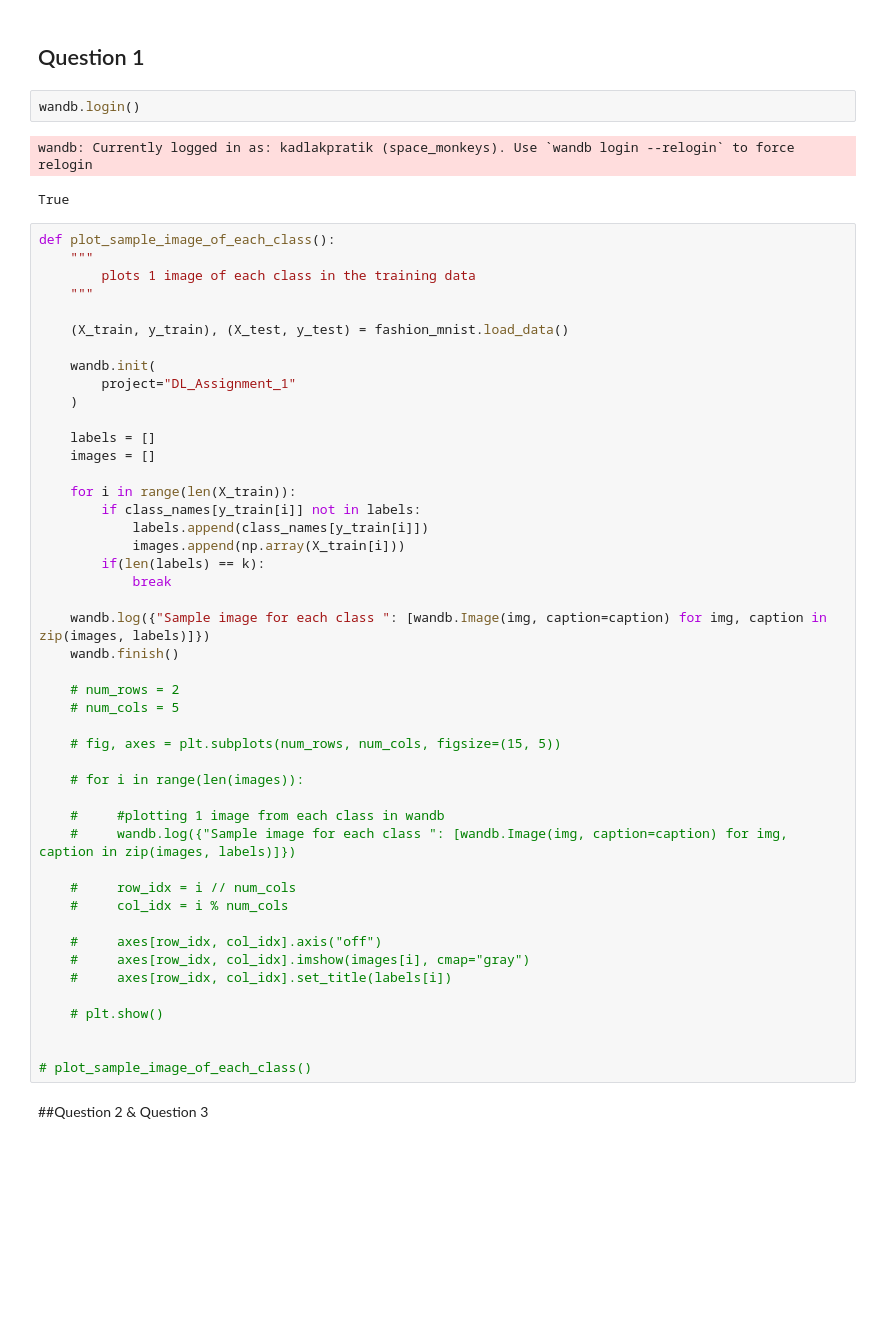
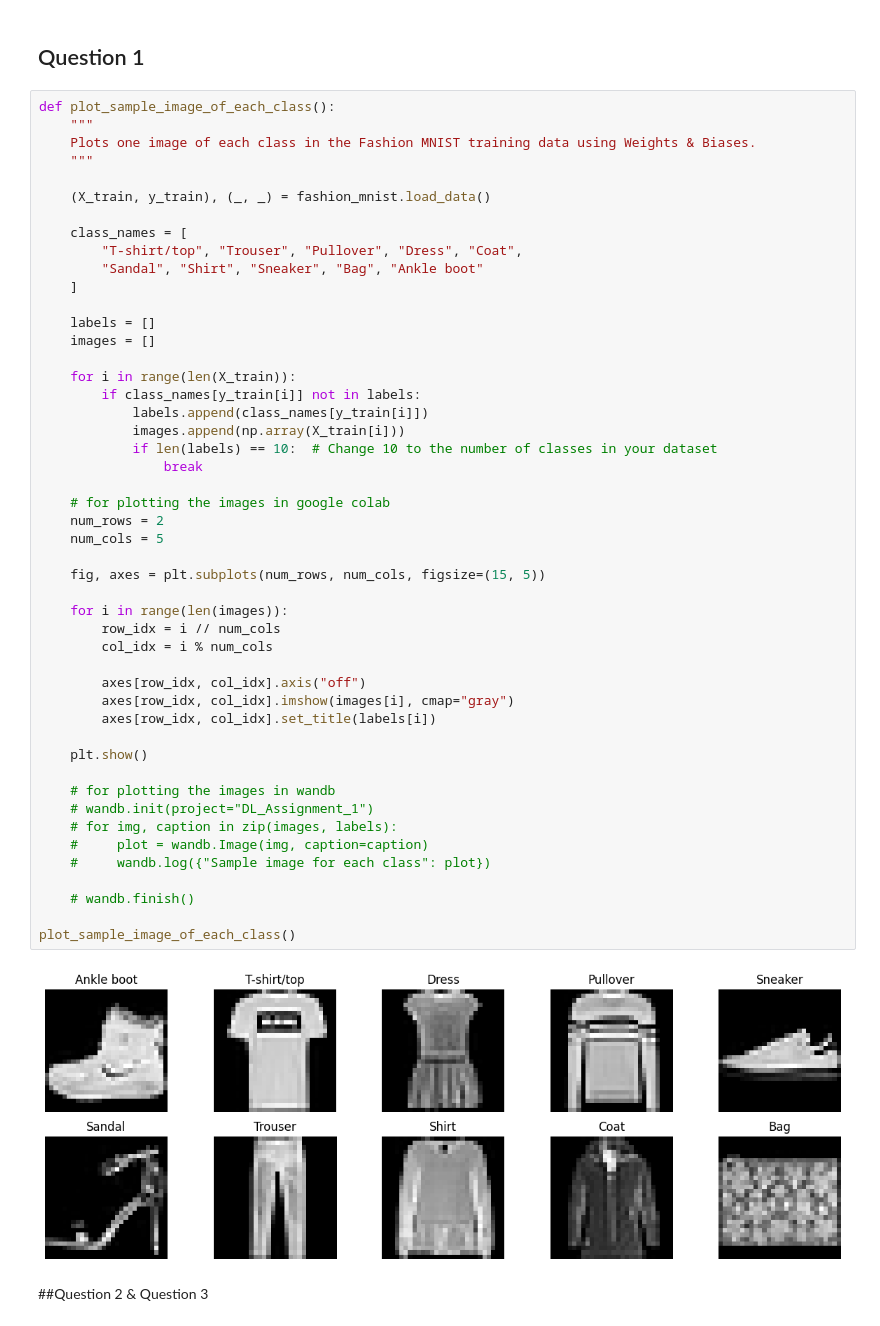
Before and after one commit to pratik-kadlak/Feed_Forward_Neural_Network_From_Scratch, a Jupyter notebook: dl_assignment1.ipynb, the cells around one changed output. Saved outputs shown, nothing was run; the diff lists cells and outputs as text; blank space fills up the shorter version.

```diff
--- a/dl_assignment1.ipynb
+++ b/dl_assignment1.ipynb
@@ -33,57 +37,56 @@ class_names = ['T-shirt/top', 'Trouser', 'Pullover', 'Dress', 'Coat', 'Sandal',
 k = len(class_names)
 # %% [markdown]
 ## Question 1
-# %%
-wandb.login()
-# %% [output]
-wandb: Currently logged in as: kadlakpratik (space_monkeys). Use `wandb login --relogin` to force relogin
-True
 # %%
 def plot_sample_image_of_each_class():
     """
-        plots 1 image of each class in the training data
+    Plots one image of each class in the Fashion MNIST training data using Weights & Biases.
     """
 
-    (X_train, y_train), (X_test, y_test) = fashion_mnist.load_data()
+    (X_train, y_train), (_, _) = fashion_mnist.load_data()
 
-    wandb.init(
-        project="DL_Assignment_1"
-    )
+    class_names = [
+        "T-shirt/top", "Trouser", "Pullover", "Dress", "Coat",
+        "Sandal", "Shirt", "Sneaker", "Bag", "Ankle boot"
+    ]
 
     labels = []
     images = []
 
     for i in range(len(X_train)):
         if class_names[y_train[i]] not in labels:
             labels.append(class_names[y_train[i]])
             images.append(np.array(X_train[i]))
-        if(len(labels) == k):
-            break
+            if len(labels) == 10:  # Change 10 to the number of classes in your dataset
+                break
 
-    wandb.log({"Sample image for each class ": [wandb.Image(img, caption=caption) for img, caption in zip(images, labels)]})
-    wandb.finish()
+    # for plotting the images in google colab
+    num_rows = 2
+    num_cols = 5
 
-    # num_rows = 2
-    # num_cols = 5
+    fig, axes = plt.subplots(num_rows, num_cols, figsize=(15, 5))
 
-    # fig, axes = plt.subplots(num_rows, num_cols, figsize=(15, 5))
+    for i in range(len(images)):
+        row_idx = i // num_cols
+        col_idx = i % num_cols
 
-    # for i in range(len(images)):
+        axes[row_idx, col_idx].axis("off")
+        axes[row_idx, col_idx].imshow(images[i], cmap="gray")
+        axes[row_idx, col_idx].set_title(labels[i])
 
-    #     #plotting 1 image from each class in wandb
-    #     wandb.log({"Sample image for each class ": [wandb.Image(img, caption=caption) for img, caption in zip(images, labels)]})
+    plt.show()
 
-    #     row_idx = i // num_cols
-    #     col_idx = i % num_cols
+    # for plotting the images in wandb
+    # wandb.init(project="DL_Assignment_1")
+    # for img, caption in zip(images, labels):
+    #     plot = wandb.Image(img, caption=caption)
+    #     wandb.log({"Sample image for each class": plot})
 
-    #     axes[row_idx, col_idx].axis("off")
-    #     axes[row_idx, col_idx].imshow(images[i], cmap="gray")
-    #     axes[row_idx, col_idx].set_title(labels[i])
+    # wandb.finish()
 
-    # plt.show()
-
-
-# plot_sample_image_of_each_class()
+plot_sample_image_of_each_class()
+# %% [output]
+[figure, added]
 # %% [markdown]
 ##Question 2 & Question 3
 # %%
```
Also changed, not shown: parts of 18 cells of this notebook.
